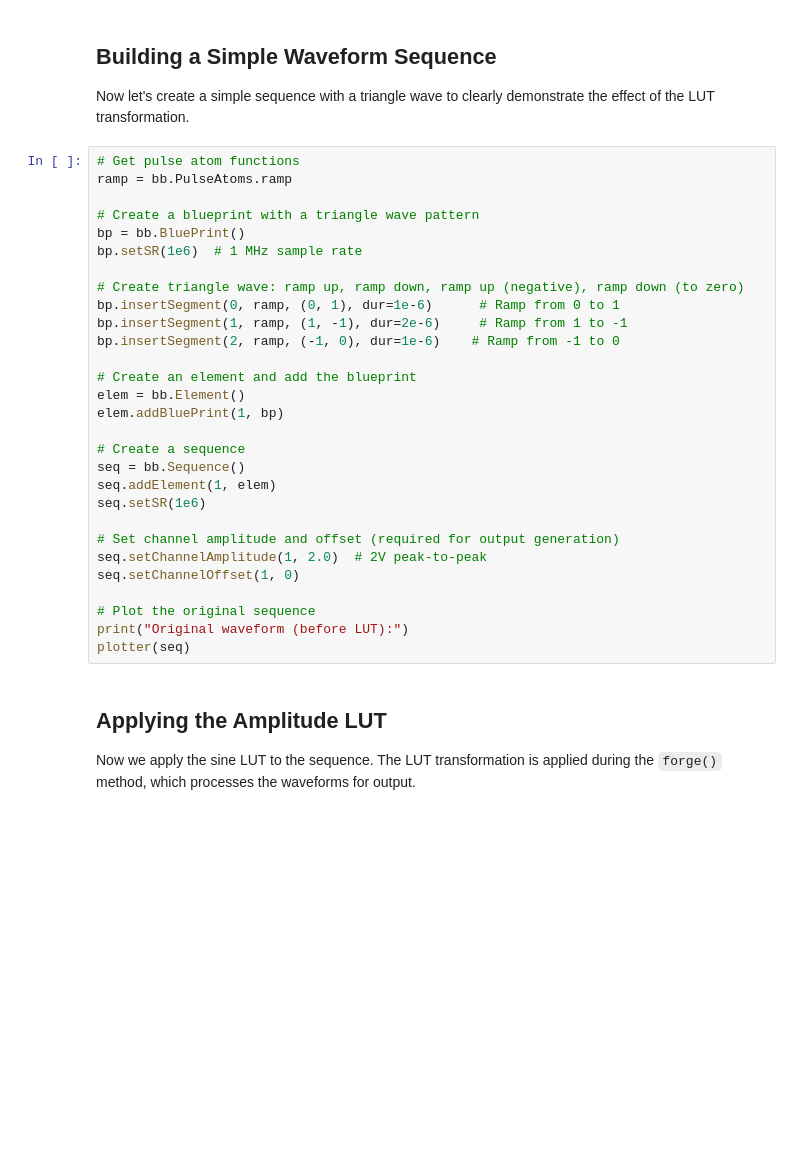
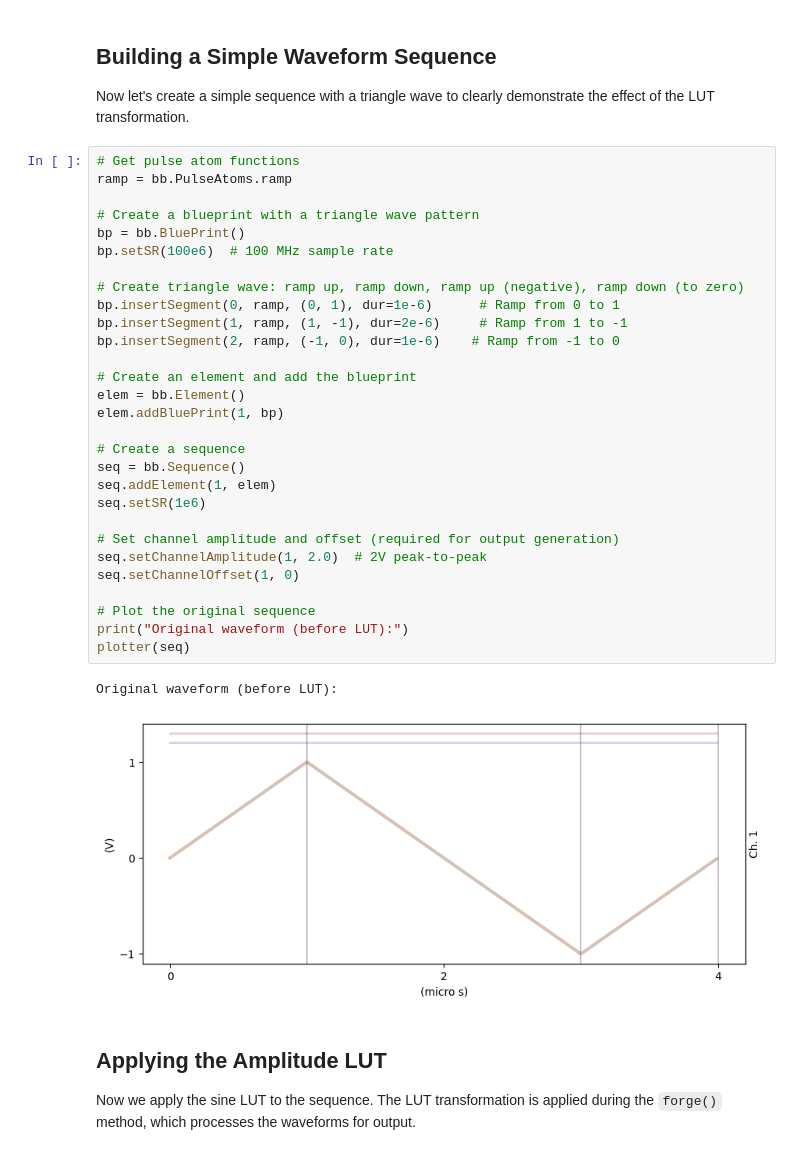
Before and after one commit to QCoDeS/broadbean, a Jupyter notebook: docs/examples/Amplitude_LUT_Example.ipynb, the cells around one changed output. Drawn from its saved outputs; the diff is of its cells as text; blank space fills up the shorter version.

```diff
--- a/docs/examples/Amplitude_LUT_Example.ipynb
+++ b/docs/examples/Amplitude_LUT_Example.ipynb
@@ -84,32 +73,35 @@ Now let's create a simple sequence with a triangle wave to clearly demonstrate t
 # %%
 # Get pulse atom functions
 ramp = bb.PulseAtoms.ramp
 
 # Create a blueprint with a triangle wave pattern
 bp = bb.BluePrint()
-bp.setSR(1e6)  # 1 MHz sample rate
+bp.setSR(100e6)  # 100 MHz sample rate
 
 # Create triangle wave: ramp up, ramp down, ramp up (negative), ramp down (to zero)
 bp.insertSegment(0, ramp, (0, 1), dur=1e-6)      # Ramp from 0 to 1
 bp.insertSegment(1, ramp, (1, -1), dur=2e-6)     # Ramp from 1 to -1
 bp.insertSegment(2, ramp, (-1, 0), dur=1e-6)    # Ramp from -1 to 0
 
 # Create an element and add the blueprint
 elem = bb.Element()
 elem.addBluePrint(1, bp)
 
 # Create a sequence
 seq = bb.Sequence()
 seq.addElement(1, elem)
 seq.setSR(1e6)
 
 # Set channel amplitude and offset (required for output generation)
 seq.setChannelAmplitude(1, 2.0)  # 2V peak-to-peak
 seq.setChannelOffset(1, 0)
 
 # Plot the original sequence
 print("Original waveform (before LUT):")
 plotter(seq)
+# %% [output]
+Original waveform (before LUT):
+[figure, added]
 # %% [markdown]
 ## Applying the Amplitude LUT
 
```
Also changed, not shown: parts of 5 cells of this notebook.
